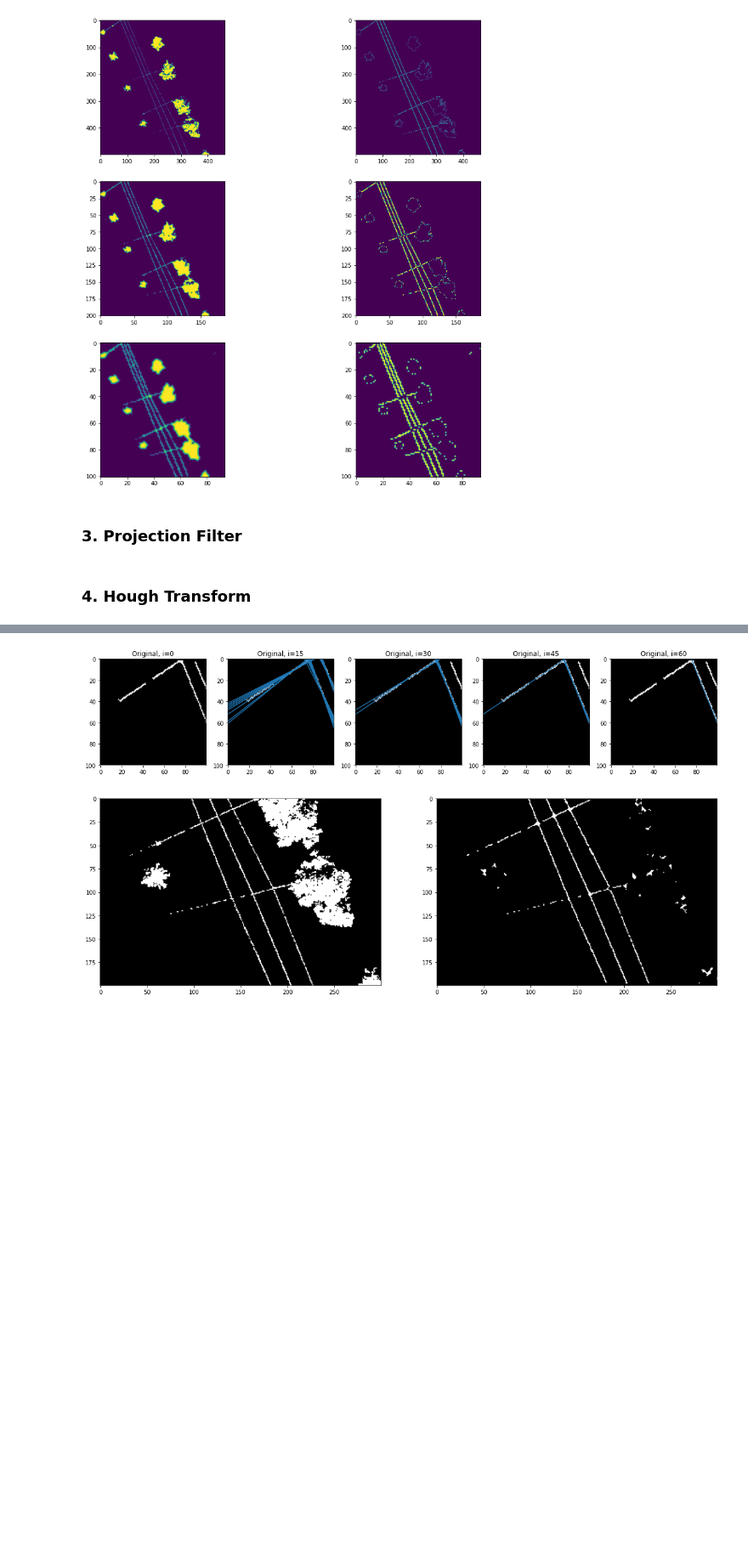
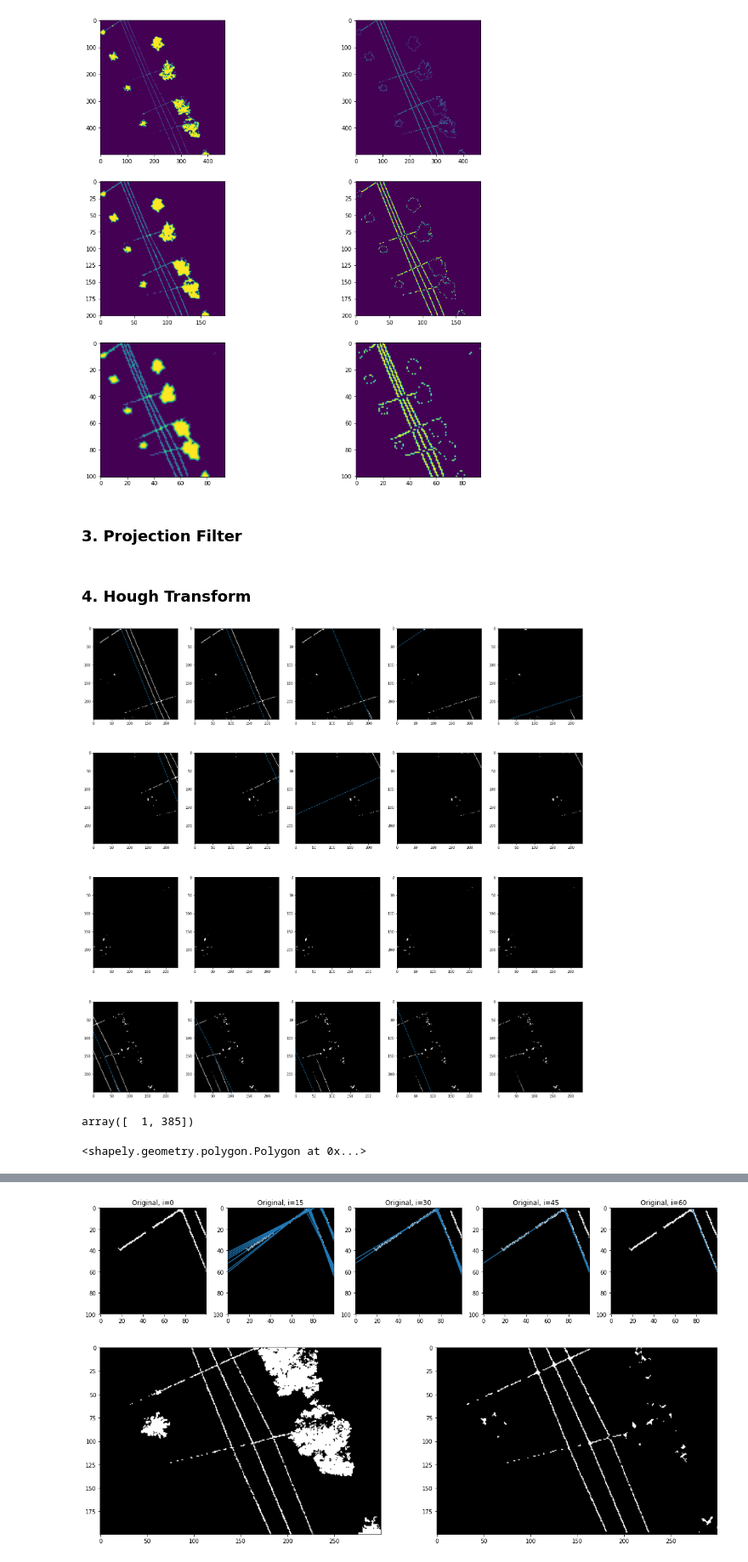
Before and after one commit to Amsterdam-Internships/UPC_Suspended_Streetlight_Extractor, a Jupyter notebook: milestone_2/Cable Extraction.ipynb, the cells around one changed output, grey strips where cells are left out. Shown at 85% size. Cells and saved outputs as stored; diff of their text form; code cells hidden in the pictures; blank space fills up the shorter version.

```diff
--- a/milestone_2/Cable Extraction.ipynb
+++ b/milestone_2/Cable Extraction.ipynb
@@ -215,2 +217,55 @@ proj_2d_processed = apply_filters(proj_2d, ['closing', 'closing','edge','closing
 # %% [markdown]
 ### 4. Hough Transform
+# %%
+fig, ax = plt.subplots(1, figsize=(10,10))
+
+ax.imshow(proj_2d_processed, cmap='gray')
+lines = cv.HoughLines(proj_2d_processed, 1, np.pi / 180, 50)
+
+for line in lines[:1]:
+    rho = line[0][0]
+    theta = line[0][1]
+    a = np.cos(theta)
+    b = np.sin(theta)
+    x0 = a*rho
+    y0 = b*rho
+    ax.axline((x0, y0), slope=np.tan(theta + np.pi/2))
+    print(a,b,x0,y0,np.tan(theta + np.pi/2))
+# %%
+lines_segments = []
+
+sections = [proj_2d_processed.copy()[:250,:232], proj_2d_processed.copy()[250:,:232], proj_2d_processed.copy()[:250,232:], proj_2d_processed.copy()[250:,232:]]
+
+fig, axes = plt.subplots(4,5, figsize=(25,25))
+ax = axes.ravel()
+
+for s in range(4):
+
+    proj_2d_selection = sections[s]
+    n_x = proj_2d_selection.shape[1]
+
+    for iter in range(5):
+        lines = cv.HoughLines(proj_2d_selection, 1, np.pi / 180, 40)
+
+        if not lines is None:
+            (rho, theta) = lines[0][0]
+            x0 = np.cos(theta) * rho
+            y0 = np.sin(theta) * rho
+            slope = np.tan(theta + np.pi/2)
+
+            x = list(range(n_x))
+            y = y0 + slope * (np.arange(len(x)) - x0)
+            ys = (np.round(y) - 5)[np.newaxis].T
+            ys = np.hstack((ys,ys+9)).astype(int)
+
+            for i in range(n_x):
+                if not (ys[i] < 0).any():
+                    proj_2d_selection[ys[i,0]:ys[i,1],i] = 0
+
+            lines_segments.append([x, ys])
+
+            ax[iter+s*5].axline((x0, y0), slope=slope, linestyle='--')
+        ax[iter+s*5].imshow(proj_2d_selection, cmap='gray')
+        ax[iter+s*5].autoscale(False)
+# %% [output]
+[figure, added]
@@ -216,0 +286,4 @@ proj_2d_processed = apply_filters(proj_2d, ['closing', 'closing','edge','closing
+# %%
+lines_segments[0][1][[76,-1],0] + 5
+# %% [output]
+array([  1, 385])
@@ -216,0 +293,6 @@ proj_2d_processed = apply_filters(proj_2d, ['closing', 'closing','edge','closing
+# %%
+line = LineString([(xy1[0], xy1[1]), (xy2[0], xy2[1])])
+poly = line.buffer(.5)
+poly
+# %% [output]
+<shapely.geometry.polygon.Polygon at 0x...>
```
Also changed, not shown: parts of 13 cells of this notebook.
